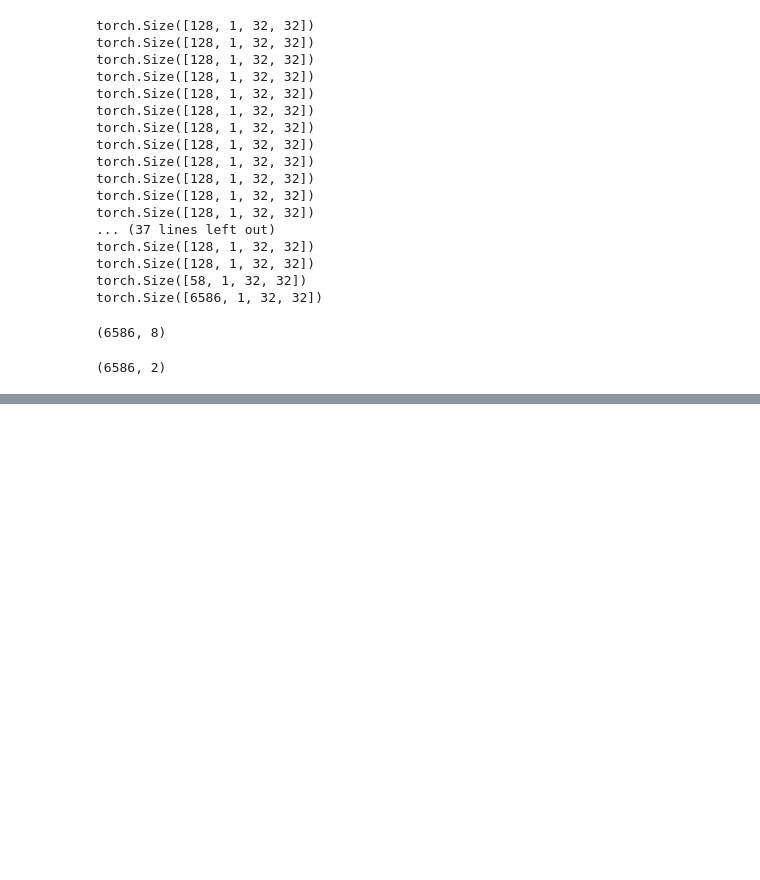
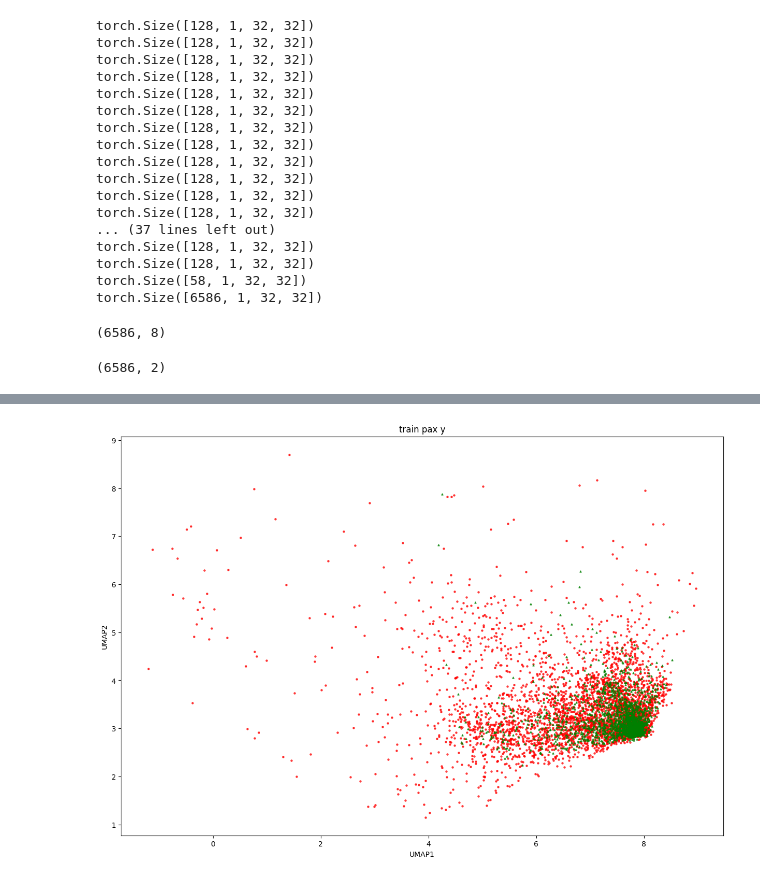
Before and after one commit to Center-for-Living-Systems/fa_patch_AE_clustering, a Jupyter notebook: notebooks/withoutBN_autoencoder_FA_patch32_grid_UMAP_applyto_pPax.ipynb, the cells around one changed output, grey strips where cells are left out. Drawn from its saved outputs; the diff is of its cells as text; code cells hidden in the pictures; blank space fills up the shorter version.

```diff
--- a/notebooks/withoutBN_autoencoder_FA_patch32_grid_UMAP_applyto_pPax.ipynb
+++ b/notebooks/withoutBN_autoencoder_FA_patch32_grid_UMAP_applyto_pPax.ipynb
@@ -557,15 +564,17 @@ plt.show()
 # %%
-plt.figure(figsize=(5, 3.5))
+plt.figure(figsize=(15, 10))
 plt.scatter(train_pax_ch1_ctrl_umap_latents_2d[:, 0], train_pax_ch1_ctrl_umap_latents_2d[:, 1], c='red', alpha=0.7, s=5)
 plt.scatter(train_pax_ch1_yy_umap_latents_2d[:, 0], train_pax_ch1_yy_umap_latents_2d[:, 1], c='green', alpha=0.7, s=5, marker='^')
-plt.scatter(pax_ch2_ctrl_umap_latents_2d[:, 0], pax_ch2_ctrl_umap_latents_2d[:, 1], c='blue', alpha=0.7, s=5)
-plt.scatter(pax_ch0_ctrly_umap_latents_2d[:, 0], pax_ch0_ctrly_umap_latents_2d[:, 1], c='magenta', alpha=0.7, s=5, marker='^')
-plt.scatter(pPax_ch0_ctrl_umap_latents_2d[:, 0], pPax_ch0_ctrl_umap_latents_2d[:, 1], c='orange', alpha=0.7, s=5)
-plt.scatter(pPax_ch1_ctrly_umap_latents_2d[:, 0], pPax_ch1_ctrly_umap_latents_2d[:, 1], c='pink', alpha=0.7, s=5, marker='^')
-plt.scatter(pPax_ch0_y_umap_latents_2d[:, 0], pPax_ch0_y_umap_latents_2d[:, 1], c='black', alpha=0.7, s=5)
-plt.scatter(pPax_ch1_y_umap_latents_2d[:, 0], pPax_ch1_y_umap_latents_2d[:, 1], c='blue', alpha=0.7, s=5, marker='^')
+# plt.scatter(pax_ch2_ctrl_umap_latents_2d[:, 0], pax_ch2_ctrl_umap_latents_2d[:, 1], c='blue', alpha=0.7, s=5)
+# plt.scatter(pax_ch0_ctrly_umap_latents_2d[:, 0], pax_ch0_ctrly_umap_latents_2d[:, 1], c='magenta', alpha=0.7, s=5, marker='^')
+# plt.scatter(pPax_ch0_ctrl_umap_latents_2d[:, 0], pPax_ch0_ctrl_umap_latents_2d[:, 1], c='orange', alpha=0.7, s=5)
+# plt.scatter(pPax_ch1_ctrly_umap_latents_2d[:, 0], pPax_ch1_ctrly_umap_latents_2d[:, 1], c='pink', alpha=0.7, s=5, marker='^')
+# plt.scatter(pPax_ch0_y_umap_latents_2d[:, 0], pPax_ch0_y_umap_latents_2d[:, 1], c='black', alpha=0.7, s=5)
+# plt.scatter(pPax_ch1_y_umap_latents_2d[:, 0], pPax_ch1_y_umap_latents_2d[:, 1], c='blue', alpha=0.7, s=5, marker='^')
 
 plt.xlabel("UMAP1")
 plt.ylabel("UMAP2")
 plt.title("train pax y")
 plt.show()
+# %% [output]
+[figure, added]
```
Also changed, not shown: parts of 15 cells of this notebook, 45 other files.
